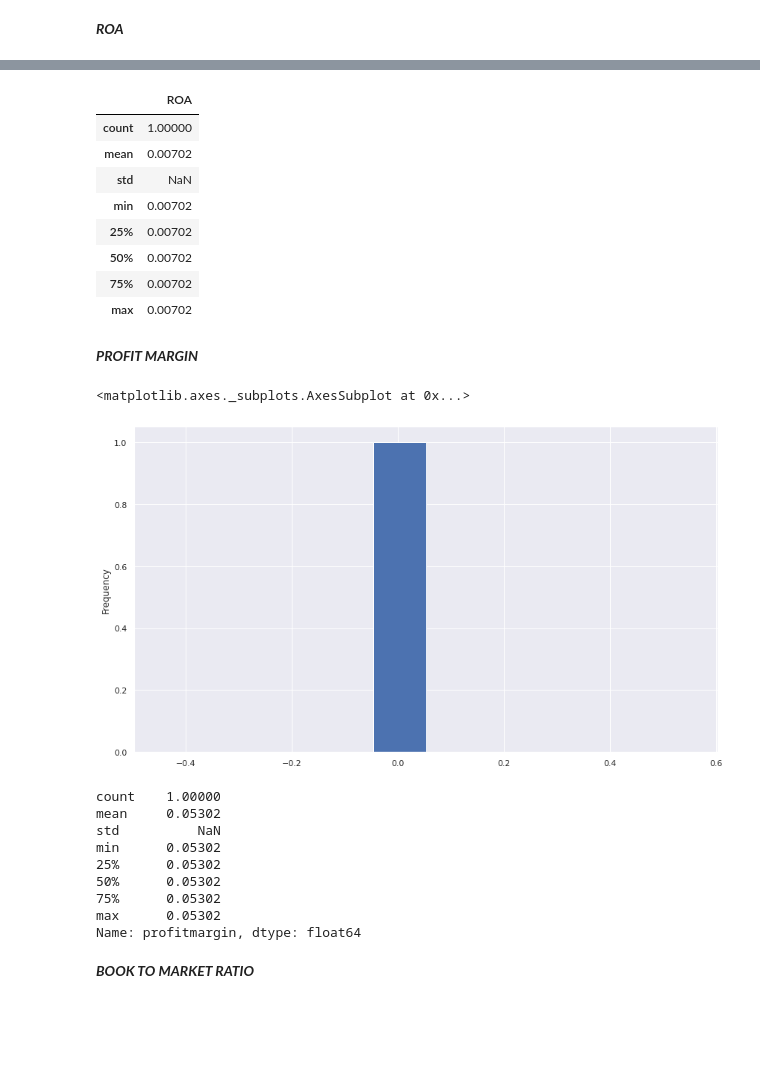
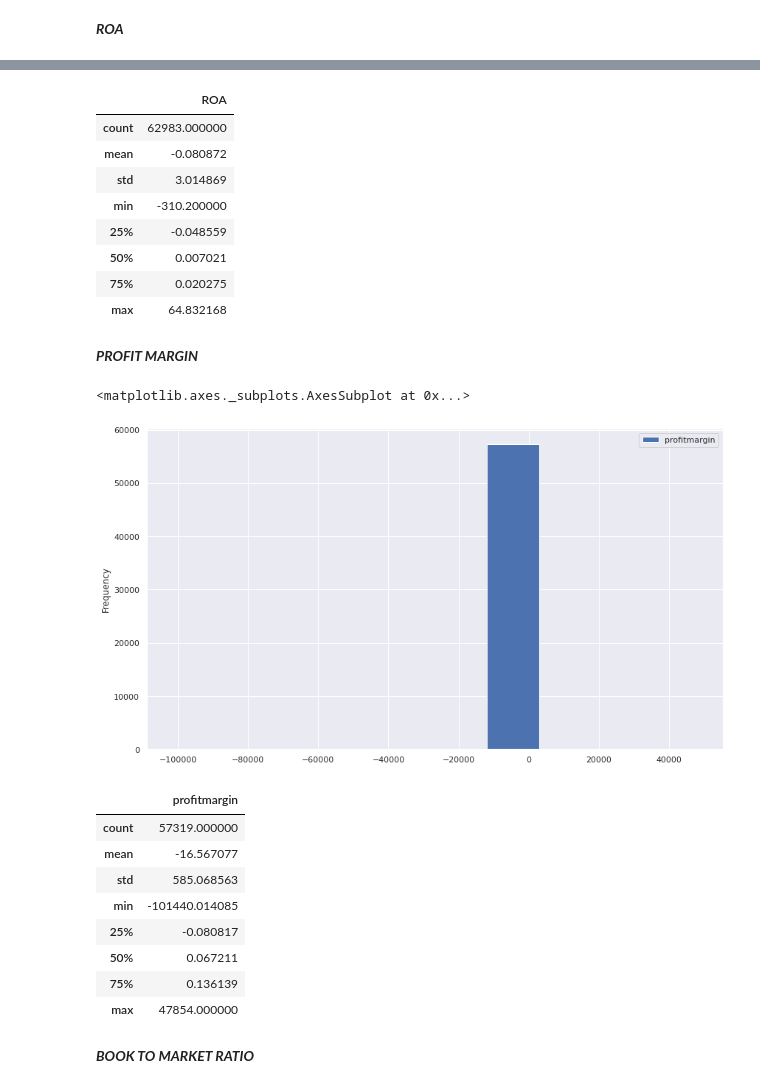
Before and after one commit to KevdpIA/BusinessCase_StatisticsModule1, a Jupyter notebook: Bcase_Statistics.ipynb, the cells around one changed output, grey strips where cells are left out. Drawn from its saved outputs; the diff is of its cells as text; code cells hidden in the pictures; blank space fills up the shorter version.

```diff
--- a/Bcase_Statistics.ipynb
+++ b/Bcase_Statistics.ipynb
@@ -781,5 +783,5 @@ Do histograms for each factor/variables and interpret them
 df_predict = df_predict.assign(ebit = (df_predict['revenue']-df_predict['cogs']-df_predict['sgae']-df_predict['otheropexp']))
 df_predict = df_predict.assign(netincome = (df_predict['ebit']-df_predict['incometax']-df_predict['finexp']))
 df_predict = df_predict.assign(ROA = (df_predict['netincome']/df_predict['totalassets']))
-df_predict_roa = df_predict.groupby('Industry')['ROA'].median().to_frame()
-df_predict_roa.plot(kind = 'hist')
+df_predict.replace([np.inf, -np.inf], np.nan, inplace=True)
+df_predict_roa = df_predict[['Industry','ROA']]
@@ -790,36 +802,36 @@ df_predict_roa.plot(kind = 'hist')
 df_predict_roa.describe()
 # %% [output]
 |  | ROA |
-| count | 1.00000 |
-| mean | 0.00702 |
-| std | NaN |
-| min | 0.00702 |
-| 25% | 0.00702 |
-| 50% | 0.00702 |
-| 75% | 0.00702 |
-| max | 0.00702 |
+| count | 62983.000000 |
+| mean | -0.080872 |
+| std | 3.014869 |
+| min | -310.200000 |
+| 25% | -0.048559 |
+| 50% | 0.007021 |
+| 75% | 0.020275 |
+| max | 64.832168 |
 # %% [markdown]
 ***PROFIT MARGIN***
 # %%
 df_predict = df_predict.assign(profitmargin = (df_predict['ebit']/df_predict['revenue']))
-df_predict.replace([np.inf, -np.inf], 0, inplace=True)
-df_predict_pm = df_predict.groupby('Industry')['profitmargin'].median()
+df_predict.replace([np.inf, -np.inf], np.nan, inplace=True)
+df_predict_pm = df_predict[['Industry','profitmargin']]
 df_predict_pm.plot(kind = 'hist')
 # %% [output]
 <matplotlib.axes._subplots.AxesSubplot at 0x...>
-[figure, old version]
+[figure, new version]
 # %%
 df_predict_pm.describe()
 # %% [output]
-count    1.00000
-mean     0.05302
-std          NaN
-min      0.05302
-25%      0.05302
-50%      0.05302
-75%      0.05302
-max      0.05302
-Name: profitmargin, dtype: float64
+|  | profitmargin |
+| count | 57319.000000 |
+| mean | -16.567077 |
+| std | 585.068563 |
+| min | -101440.014085 |
+| 25% | -0.080817 |
+| 50% | 0.067211 |
+| 75% | 0.136139 |
+| max | 47854.000000 |
 # %% [markdown]
 ***BOOK TO MARKET RATIO***
 # %%
```
Also changed, not shown: parts of 39 cells of this notebook.
